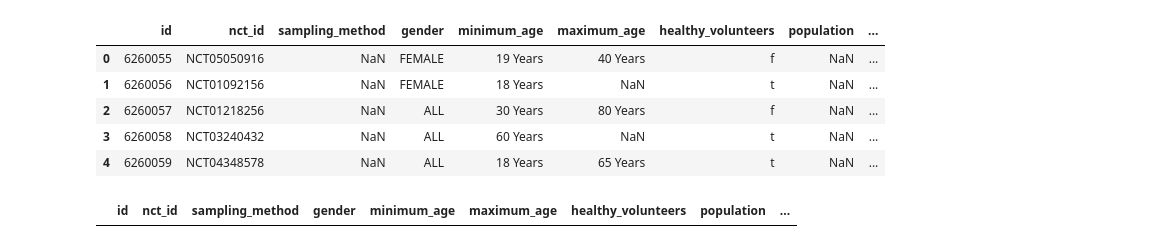
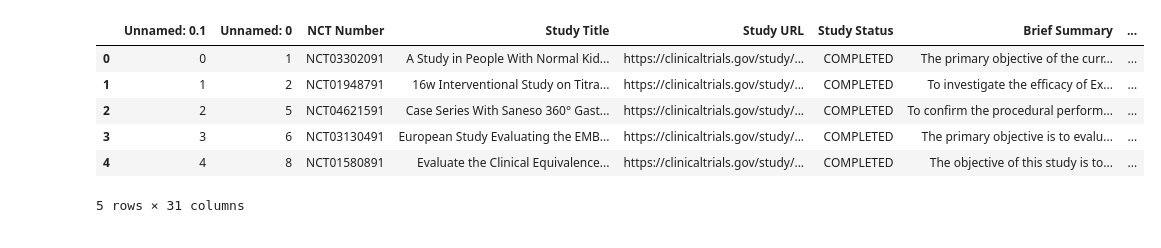
Before and after one commit to pra2107tham/NEST, a Jupyter notebook: v2_ps1.ipynb, the cells around one changed output. Cells and saved outputs as stored; diff of their text form; code cells hidden in the pictures.

```diff
--- a/v2_ps1.ipynb
+++ b/v2_ps1.ipynb
@@ -1,8 +0,0 @@
-# %%
-import pandas as pd
-import numpy as np
-import matplotlib.pylab as plt
-import seaborn as sns
-
-plt.style.use('ggplot')
-pd.set_option('display.max_columns', 200)
@@ -9,2 +6,2 @@ pd.set_option('display.max_columns', 200)
 # %%
-dfel=pd.read_csv("eligibilty_test.csv")
+df = pd.read_csv('usecase_1_.csv')
@@ -67,13 +8,12 @@ dtype: int64
+# %%
+df.drop(columns='Acronym', inplace=True)
 # %%
-dfel.head()
+df.head()
 # %% [output]
-|  | id | nct_id | sampling_method | gender | minimum_age | maximum_age | healthy_volunteers | population | ... |
-| 0 | 6260055 | NCT05050916 | NaN | FEMALE | 19 Years | 40 Years | f | NaN | ... |
-| 1 | 6260056 | NCT01092156 | NaN | FEMALE | 18 Years | NaN | t | NaN | ... |
-| 2 | 6260057 | NCT01218256 | NaN | ALL | 30 Years | 80 Years | f | NaN | ... |
-| 3 | 6260058 | NCT03240432 | NaN | ALL | 60 Years | NaN | t | NaN | ... |
-| 4 | 6260059 | NCT04348578 | NaN | ALL | 18 Years | 65 Years | t | NaN | ... |
+|  | Unnamed: 0.1 | Unnamed: 0 | NCT Number | Study Title | Study URL | Study Status | Brief Summary | ... |
+| 0 | 0 | 1 | NCT03302091 | A Study in People With Normal Kid... | https://clinicaltrials.gov/study/... | COMPLETED | The primary objective of the curr... | ... |
+| 1 | 1 | 2 | NCT01948791 | 16w Interventional Study on Titra... | https://clinicaltrials.gov/study/... | COMPLETED | To investigate the efficacy of Ex... | ... |
+| 2 | 2 | 5 | NCT04621591 | Case Series With Saneso 360° Gast... | https://clinicaltrials.gov/study/... | COMPLETED | To confirm the procedural perform... | ... |
+| 3 | 3 | 6 | NCT03130491 | European Study Evaluating the EMB... | https://clinicaltrials.gov/study/... | COMPLETED | The primary objective is to evalu... | ... |
+| 4 | 4 | 8 | NCT01580891 | Evaluate the Clinical Equivalence... | https://clinicaltrials.gov/study/... | COMPLETED | The objective of this study is to... | ... |
+5 rows × 31 columns
-# %%
-dfel.loc[df.duplicated()]
-# %% [output]
-|  | id | nct_id | sampling_method | gender | minimum_age | maximum_age | healthy_volunteers | population | ... |
```
Also changed, not shown: parts of 65 cells of this notebook.
